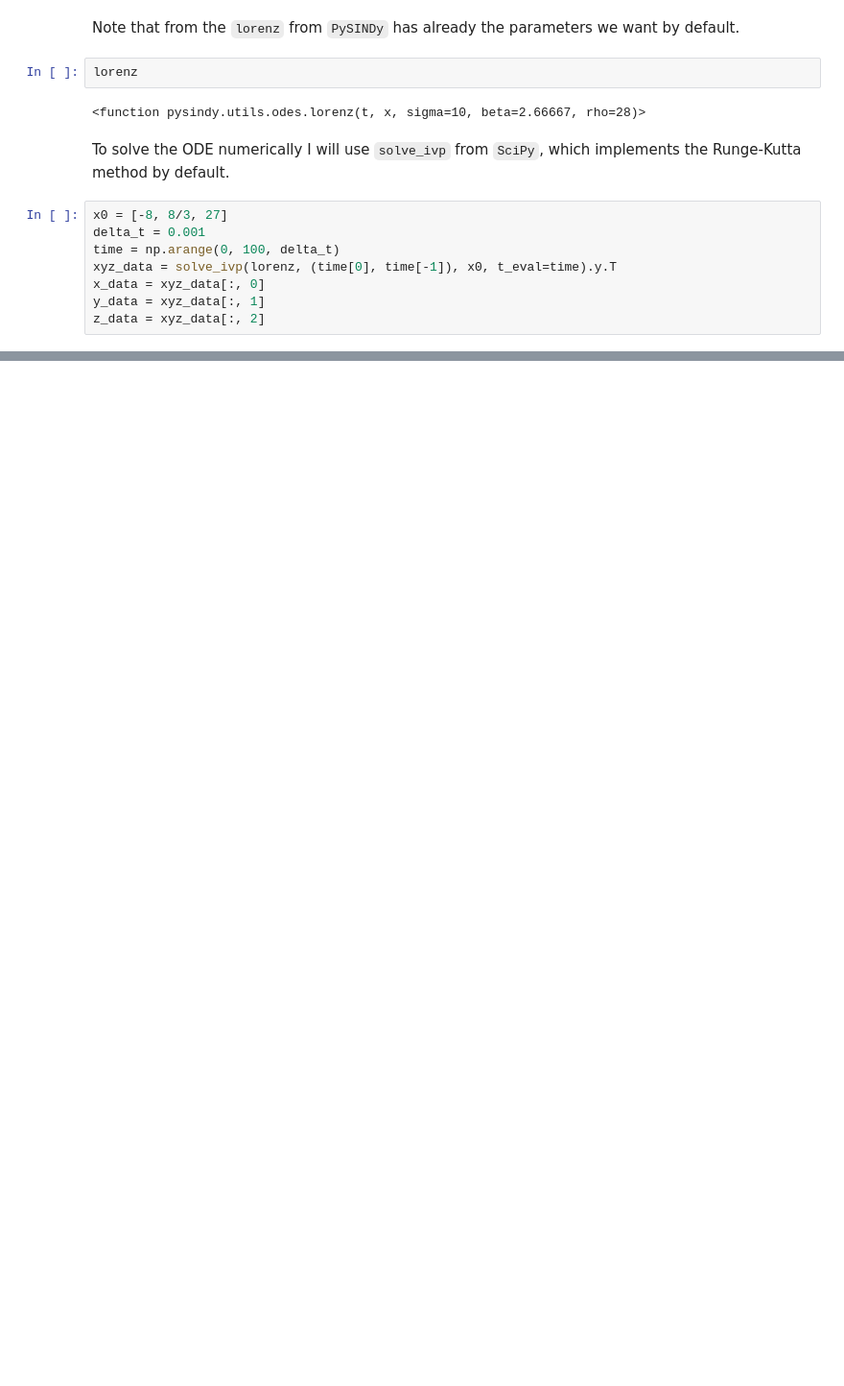
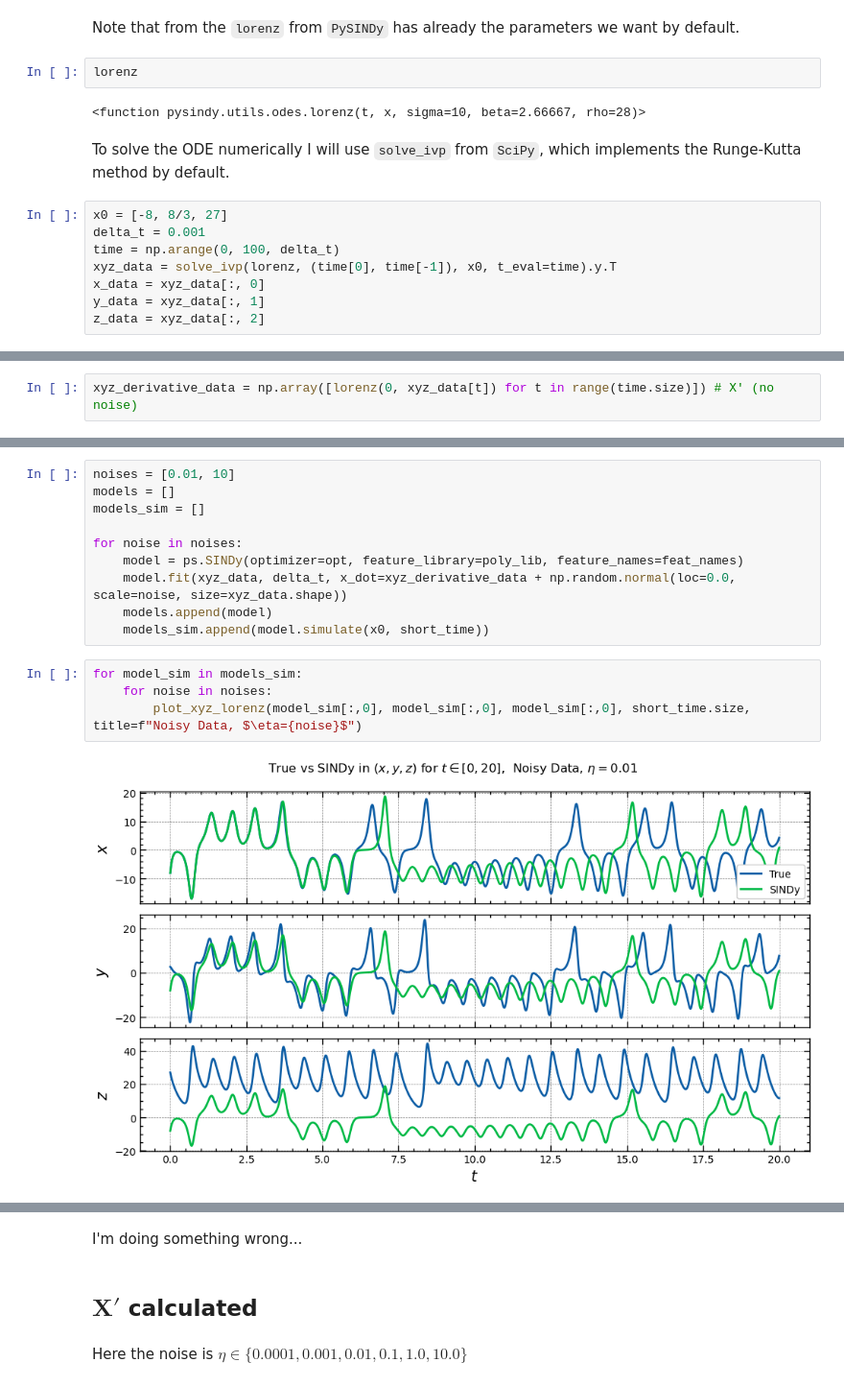
Before and after one commit to sandromikautadze/sindy-thesis, a Jupyter notebook: lorenz.ipynb, the cells around one changed output, grey strips where cells are left out. Shown at 96% size. Saved outputs shown, nothing was run; the diff lists cells and outputs as text; blank space fills up the shorter version.

```diff
--- a/lorenz.ipynb
+++ b/lorenz.ipynb
@@ -91,0 +105,2 @@ add animation (for yourself)
+# %%
+xyz_derivative_data = np.array([lorenz(0, xyz_data[t]) for t in range(time.size)]) # X' (no noise)
@@ -91,0 +185,16 @@ add animation (for yourself)
+# %%
+noises = [0.01, 10]
+models = []
+models_sim = []
+
+for noise in noises:
+    model = ps.SINDy(optimizer=opt, feature_library=poly_lib, feature_names=feat_names)
+    model.fit(xyz_data, delta_t, x_dot=xyz_derivative_data + np.random.normal(loc=0.0, scale=noise, size=xyz_data.shape))
+    models.append(model)
+    models_sim.append(model.simulate(x0, short_time))
+# %%
+for model_sim in models_sim:
+    for noise in noises:
+        plot_xyz_lorenz(model_sim[:,0], model_sim[:,0], model_sim[:,0], short_time.size, title=f"Noisy Data, $\eta={noise}$")
+# %% [output]
+[figure, added]
@@ -91,0 +204,6 @@ add animation (for yourself)
+# %% [markdown]
+I'm doing something wrong...
+# %% [markdown]
+## $\mathbf{X'}$ calculated
+# %% [markdown]
+Here the noise is $\eta\in \{0.0001, 0.001, 0.01, 0.1, 1.0, 10.0\}$
```
Also changed, not shown: parts of 20 cells of this notebook.
